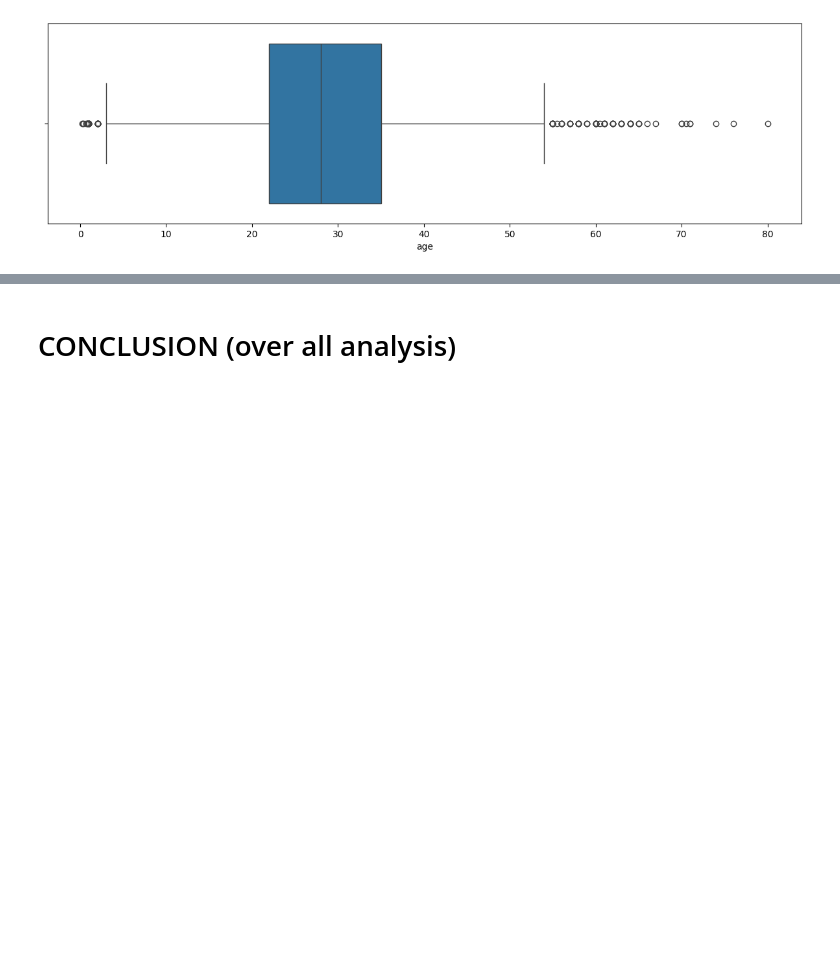
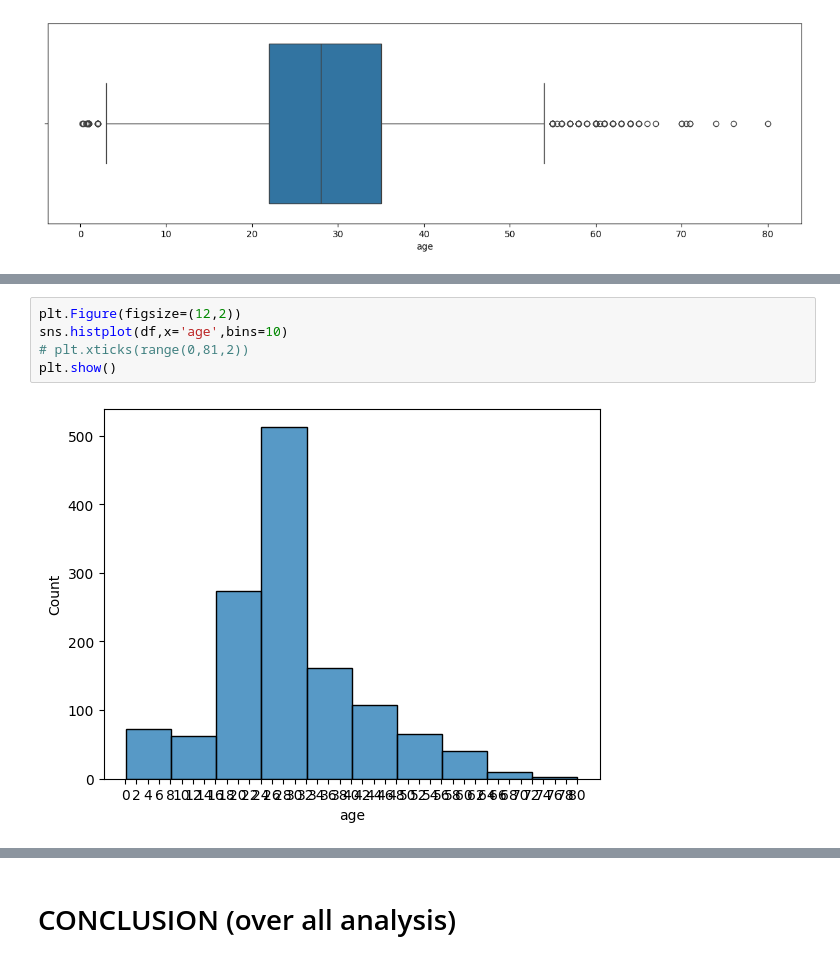
Before and after one commit to Aakashdoraisamy/python-data-science, a Jupyter notebook: Python_Libraries/pandas/titanic.ipynb, the cells around one changed output, grey strips where cells are left out. Drawn from its saved outputs; the diff is of its cells as text; blank space fills up the shorter version.

```diff
--- a/Python_Libraries/pandas/titanic.ipynb
+++ b/Python_Libraries/pandas/titanic.ipynb
@@ -1276,0 +1286,7 @@ plt.show()
+# %%
+plt.Figure(figsize=(12,2))
+sns.histplot(df,x='age',bins=10)
+# plt.xticks(range(0,81,2))
+plt.show()
+# %% [output]
+[figure, added]
```
Also changed, not shown: parts of 10 cells of this notebook.
